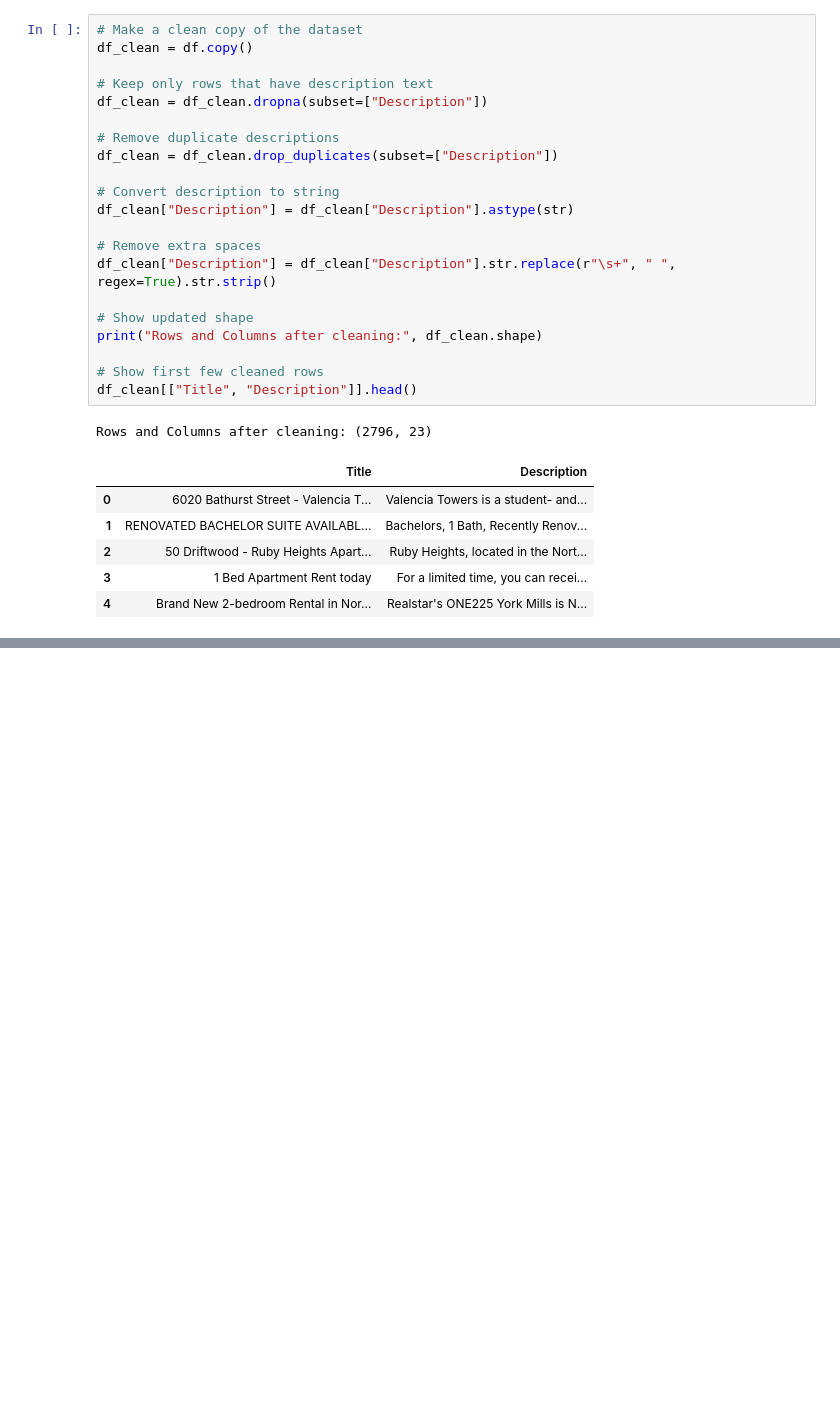
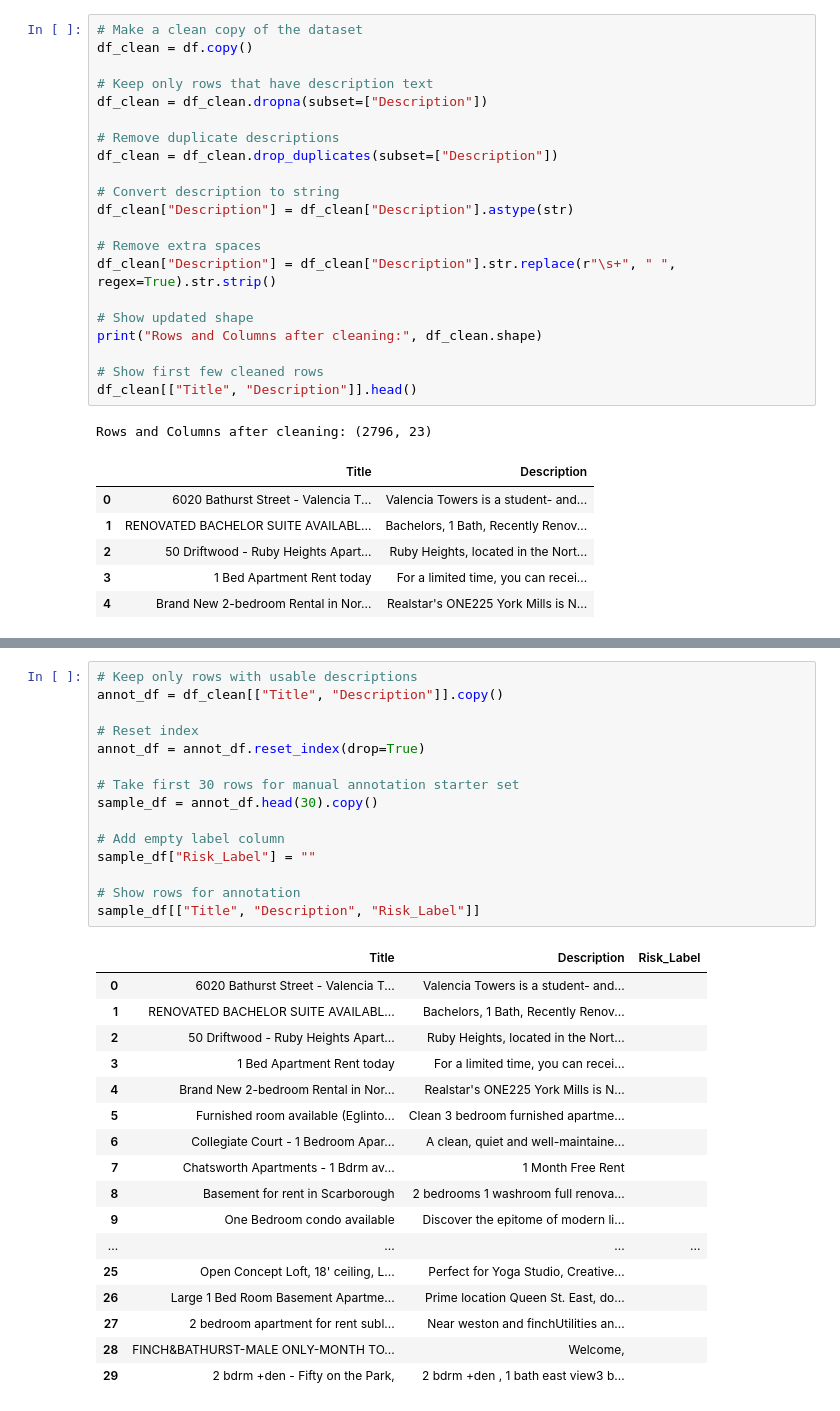
Before and after one commit to AlemMekru/Deep_Learning_Systems, a Jupyter notebook: deep_learning.ipynb, the cells around one changed output, grey strips where cells are left out. Cells and saved outputs as stored; diff of their text form; blank space fills up the shorter version.

Commit message:
Annotation Process added

```diff
--- a/deep_learning.ipynb
+++ b/deep_learning.ipynb
@@ -140,0 +229,33 @@ Rows and Columns after cleaning: (2796, 23)
+# %%
+# Keep only rows with usable descriptions
+annot_df = df_clean[["Title", "Description"]].copy()
+
+# Reset index
+annot_df = annot_df.reset_index(drop=True)
+
+# Take first 30 rows for manual annotation starter set
+sample_df = annot_df.head(30).copy()
+
+# Add empty label column
+sample_df["Risk_Label"] = ""
+
+# Show rows for annotation
+sample_df[["Title", "Description", "Risk_Label"]]
+# %% [output]
+|  | Title | Description | Risk_Label |
+| 0 | 6020 Bathurst Street - Valencia T... | Valencia Towers is a student- and... |  |
+| 1 | RENOVATED BACHELOR SUITE AVAILABL... | Bachelors, 1 Bath, Recently Renov... |  |
+| 2 | 50 Driftwood - Ruby Heights Apart... | Ruby Heights, located in the Nort... |  |
+| 3 | 1 Bed Apartment Rent today | For a limited time, you can recei... |  |
+| 4 | Brand New 2-bedroom Rental in Nor... | Realstar's ONE225 York Mills is N... |  |
+| 5 | Furnished room available (Eglinto... | Clean 3 bedroom furnished apartme... |  |
+| 6 | Collegiate Court - 1 Bedroom Apar... | A clean, quiet and well-maintaine... |  |
+| 7 | Chatsworth Apartments - 1 Bdrm av... | 1 Month Free Rent |  |
+| 8 | Basement for rent in Scarborough | 2 bedrooms 1 washroom full renova... |  |
+| 9 | One Bedroom condo available | Discover the epitome of modern li... |  |
+| ... | ... | ... | ... |
+| 25 | Open Concept Loft, 18' ceiling, L... | Perfect for Yoga Studio, Creative... |  |
+| 26 | Large 1 Bed Room Basement Apartme... | Prime location Queen St. East, do... |  |
+| 27 | 2 bedroom apartment for rent subl... | Near weston and finchUtilities an... |  |
+| 28 | FINCH&BATHURST-MALE ONLY-MONTH TO... | Welcome, |  |
+| 29 | 2 bdrm +den - Fifty on the Park, | 2 bdrm +den , 1 bath east view3 b... |  |
```
Also changed, not shown: parts of 4 cells of this notebook.
